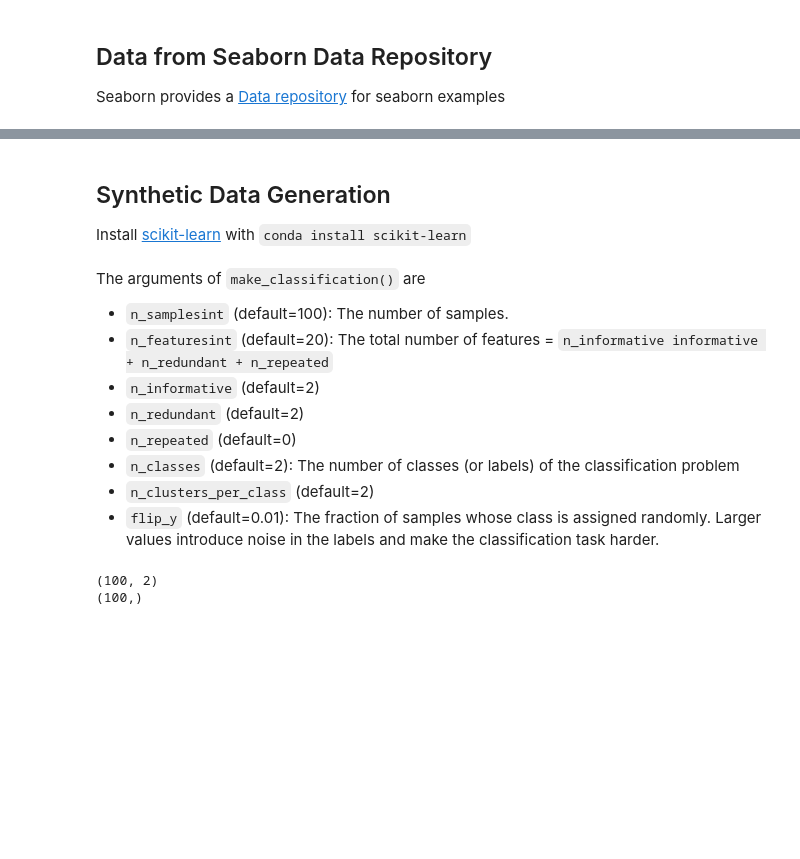
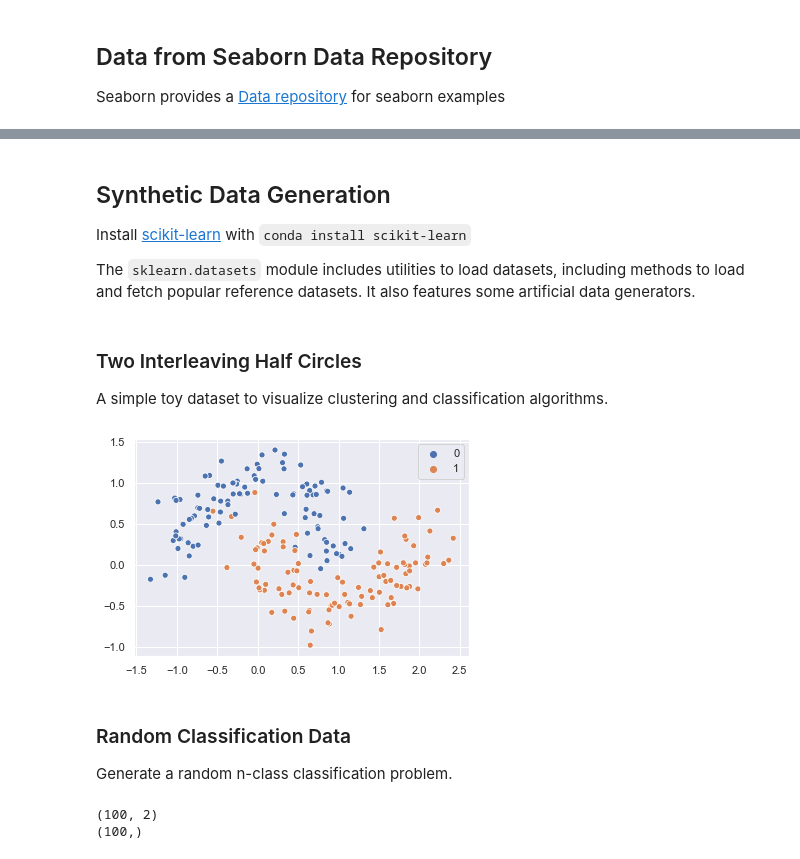
Before and after one commit to thomd/deep-learning-notes, a Jupyter notebook: ml-data.ipynb, the cells around one changed output, grey strips where cells are left out. Cells and saved outputs as stored; diff of their text form; code cells hidden in the pictures; blank space fills up the shorter version.

```diff
--- a/ml-data.ipynb
+++ b/ml-data.ipynb
@@ -34,17 +29,23 @@ data
 ## Synthetic Data Generation
 
 Install [scikit-learn](https://scikit-learn.org/stable/index.html) with `conda install scikit-learn`
+
+The `sklearn.datasets` module includes utilities to load datasets, including methods to load and fetch popular reference datasets. It also features some artificial data generators.
+# %% [markdown]
+### Two Interleaving Half Circles
+
+A simple toy dataset to visualize clustering and classification algorithms.
 # %%
-from sklearn.datasets import make_classification
+from sklearn.datasets import make_moons
+
+X, y = make_moons(200,noise=0.2)
-# %% [markdown]
-The arguments of `make_classification()` are
-
-* `n_samplesint` (default=100): The number of samples.
-* `n_featuresint` (default=20): The total number of features = `n_informative informative + n_redundant + n_repeated`
-* `n_informative` (default=2)
-* `n_redundant` (default=2)
-* `n_repeated` (default=0)
-* `n_classes` (default=2): The number of classes (or labels) of the classification problem
-* `n_clusters_per_class` (default=2)
-* `flip_y` (default=0.01): The fraction of samples whose class is assigned randomly. Larger values introduce noise in the labels and make the classification task harder.
+# %%
+import seaborn as sns
+sns.scatterplot(X[:,0], X[:,1], hue=y);
+# %% [output]
+[figure, added]
+# %% [markdown]
+### Random Classification Data
+
+Generate a random n-class classification problem.
 # %%
```
Also changed, not shown: parts of 22 cells of this notebook, 2 other files.
